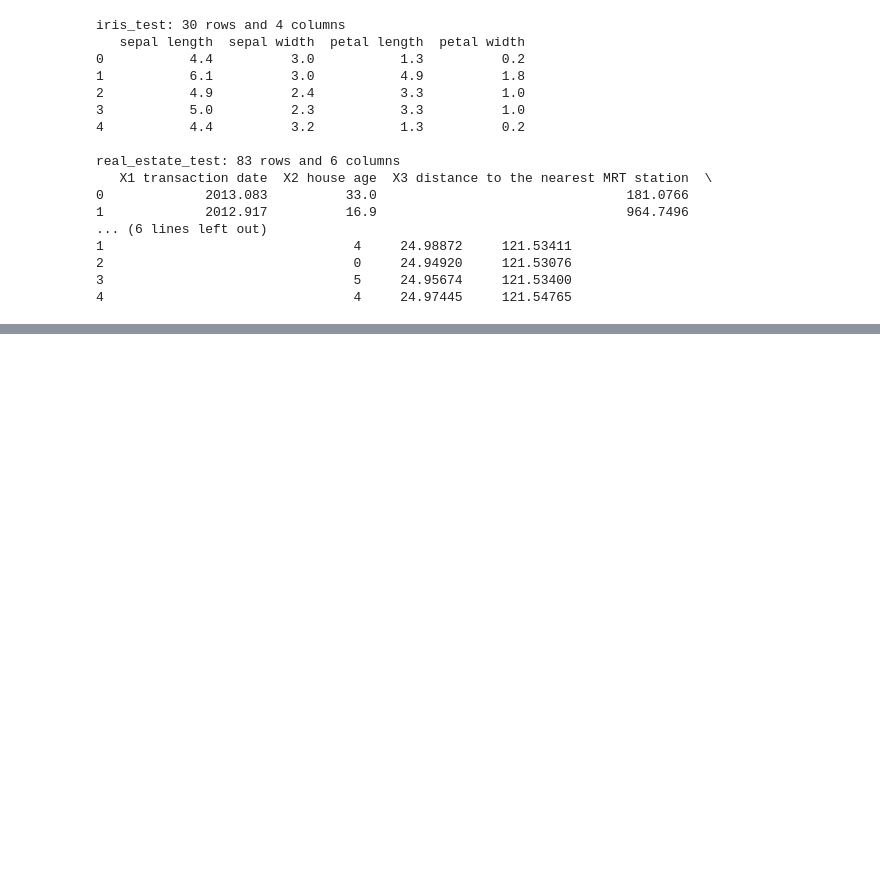
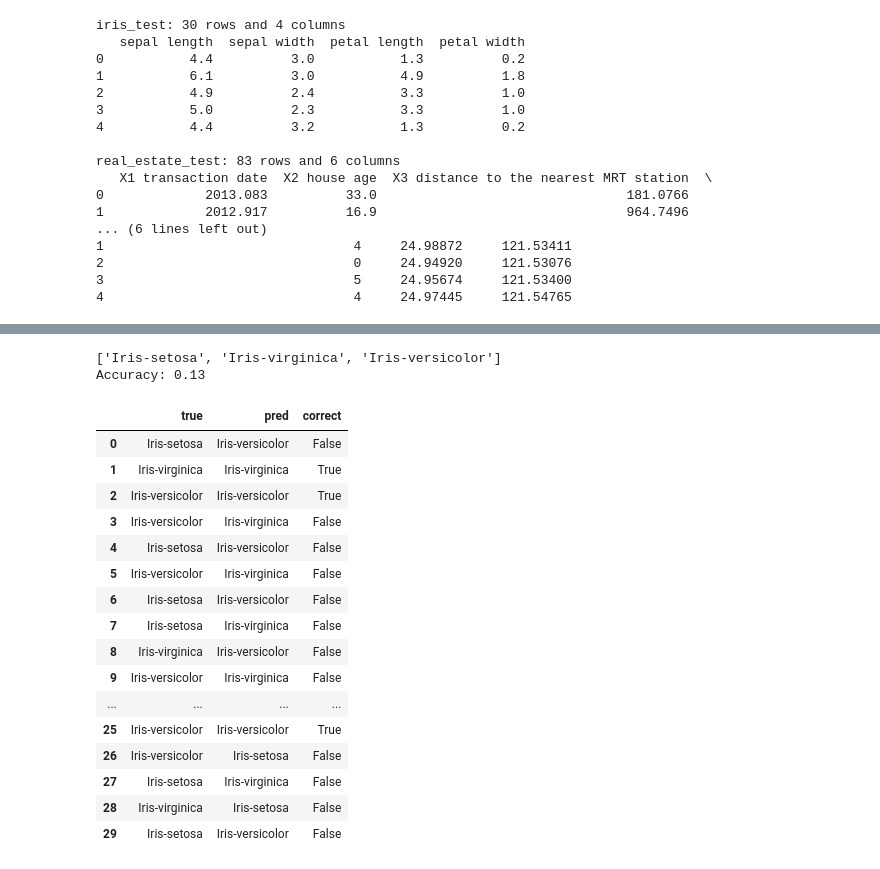
Before and after one commit to arvindsuresh-math/MATH-392-Intro-to-neural-networks, a Jupyter notebook: lectures/lecture_1-jan_22-overview_of_machine_learning.ipynb, the cells around one changed output, grey strips where cells are left out. Cells and saved outputs as stored; diff of their text form; code cells hidden in the pictures; blank space fills up the shorter version.

```diff
--- a/lectures/lecture_1-jan_22-overview_of_machine_learning.ipynb
+++ b/lectures/lecture_1-jan_22-overview_of_machine_learning.ipynb
@@ -224,0 +181,43 @@ So, we want to think of the model $\mathcal{C}_{linear}$ itself as $\mathbb{R}^2
+# %%
+# Download the labelled iris test set
+iris_test_full = pd.read_csv('../data/classification/iris/iris_test_private.csv')
+
+# Get the classes and display them
+classes = iris_test_full['class'].unique().tolist()
+print(classes)
+
+# create a vector of true labels
+y_true = iris_test_full['class'].values
+
+# Create a column of predictions, sampling uniformly from the classes
+y_pred = np.random.choice(classes, size=iris_test.shape[0])
+
+# Create a vector with 1 for correct predictions and 0 for incorrect predictions
+correct = y_true == y_pred
+
+#compute and display the accuracy
+accuracy = correct.mean()
+print(f'Accuracy: {accuracy:.2f}')
+
+# display predictions, true values, correctness
+pd.DataFrame({'true': y_true, 'pred': y_pred, 'correct': correct})
+# %% [output]
+['Iris-setosa', 'Iris-virginica', 'Iris-versicolor']
+Accuracy: 0.13
+|  | true | pred | correct |
+| 0 | Iris-setosa | Iris-versicolor | False |
+| 1 | Iris-virginica | Iris-virginica | True |
+| 2 | Iris-versicolor | Iris-versicolor | True |
+| 3 | Iris-versicolor | Iris-virginica | False |
+| 4 | Iris-setosa | Iris-versicolor | False |
+| 5 | Iris-versicolor | Iris-virginica | False |
+| 6 | Iris-setosa | Iris-versicolor | False |
+| 7 | Iris-setosa | Iris-virginica | False |
+| 8 | Iris-virginica | Iris-versicolor | False |
+| 9 | Iris-versicolor | Iris-virginica | False |
+| ... | ... | ... | ... |
+| 25 | Iris-versicolor | Iris-versicolor | True |
+| 26 | Iris-versicolor | Iris-setosa | False |
+| 27 | Iris-setosa | Iris-virginica | False |
+| 28 | Iris-virginica | Iris-setosa | False |
+| 29 | Iris-setosa | Iris-versicolor | False |
```
Also changed, not shown: parts of 6 cells of this notebook, 1 other file.
